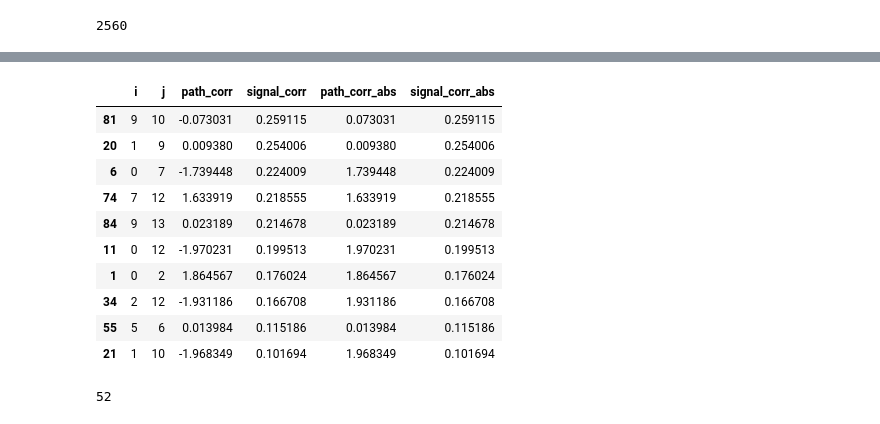
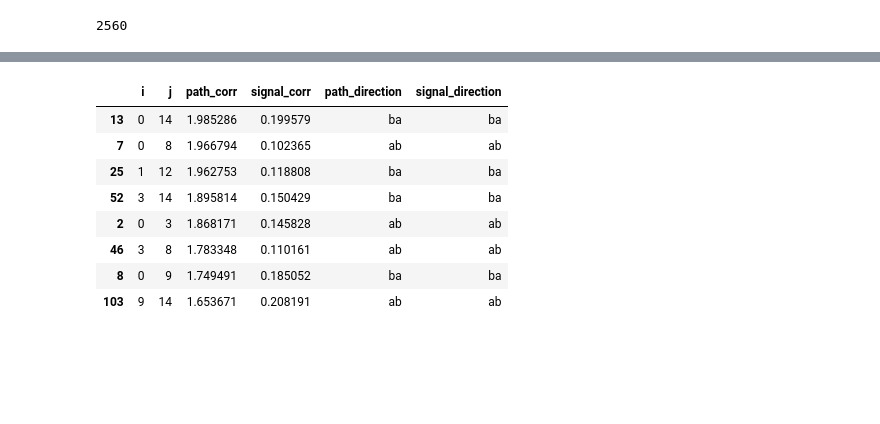
Before and after one commit to hungnd11/my-thesis, a Jupyter notebook: code/notebooks/piloc_1.ipynb, the cells around one changed output, grey strips where cells are left out. Cells and saved outputs as stored; diff of their text form; code cells hidden in the pictures; blank space fills up the shorter version.

```diff
--- a/code/notebooks/piloc_1.ipynb
+++ b/code/notebooks/piloc_1.ipynb
@@ -1187,24 +1262,28 @@ straight_line_corr_matrix_1 = compute_correlation_matrix(straight_line_segments)
+# %%
+aligned_line_segments = []
+
+for l_segment in straight_line_segments:
+  aligned_line_segments.append(align_segments(l_segment, n_aligned_steps=64))
+# %%
+line_corr_matrix = compute_correlation_matrix(aligned_line_segments,
+                                              signal_corr_params={
+                                                  "min_n_apps": 8,
+                                              })
 # %%
-data = pd.DataFrame([(*k, *v) for k, v in straight_line_corr_matrix_1.items()],
-                    columns=["i", "j", "path_corr", "signal_corr"])
-
-data["path_corr_abs"] = data["path_corr"].abs()
+data = pd.DataFrame([(*k, *v) for k, v in line_corr_matrix.items()],
+                    columns=["i", "j", "path_corr", "signal_corr", "path_direction", "signal_direction"])
-# %%
-data["signal_corr_abs"] = data["signal_corr"].abs()
 # %%
-data[data["signal_corr_abs"] >= 0.1].sort_values("signal_corr_abs", ascending=False).head(20)
+data[(data["signal_corr"] >= 0.1) & (data["path_corr"] >= 1.)].sort_values("path_corr", ascending=False).head(20)
 # %% [output]
-|  | i | j | path_corr | signal_corr | path_corr_abs | signal_corr_abs |
-| 81 | 9 | 10 | -0.073031 | 0.259115 | 0.073031 | 0.259115 |
-| 20 | 1 | 9 | 0.009380 | 0.254006 | 0.009380 | 0.254006 |
-| 6 | 0 | 7 | -1.739448 | 0.224009 | 1.739448 | 0.224009 |
-| 74 | 7 | 12 | 1.633919 | 0.218555 | 1.633919 | 0.218555 |
-| 84 | 9 | 13 | 0.023189 | 0.214678 | 0.023189 | 0.214678 |
-| 11 | 0 | 12 | -1.970231 | 0.199513 | 1.970231 | 0.199513 |
-| 1 | 0 | 2 | 1.864567 | 0.176024 | 1.864567 | 0.176024 |
-| 34 | 2 | 12 | -1.931186 | 0.166708 | 1.931186 | 0.166708 |
-| 55 | 5 | 6 | 0.013984 | 0.115186 | 0.013984 | 0.115186 |
-| 21 | 1 | 10 | -1.968349 | 0.101694 | 1.968349 | 0.101694 |
+|  | i | j | path_corr | signal_corr | path_direction | signal_direction |
+| 13 | 0 | 14 | 1.985286 | 0.199579 | ba | ba |
+| 7 | 0 | 8 | 1.966794 | 0.102365 | ab | ab |
+| 25 | 1 | 12 | 1.962753 | 0.118808 | ba | ba |
+| 52 | 3 | 14 | 1.895814 | 0.150429 | ba | ba |
+| 2 | 0 | 3 | 1.868171 | 0.145828 | ab | ab |
+| 46 | 3 | 8 | 1.783348 | 0.110161 | ab | ab |
+| 8 | 0 | 9 | 1.749491 | 0.185052 | ba | ba |
+| 103 | 9 | 14 | 1.653671 | 0.208191 | ab | ab |
 # %%
 def plot_segment_exact_locations(segments: Iterable[Segment], ax: plt.Axes | None = None) -> plt.Axes:
   if ax is None:
@@ -1227,10 +1306,6 @@ def plot_segment_displacements(segments: Iterable[Segment], ax: plt.Axes | None
                            plot_kwargs={"label": str(segment.segment_id), "ls": "--"},)
 
   return ax
-# %%
-np.argmax(turn_segment_lengths)
-# %% [output]
-52
 # %%
 fig, (ax1, ax2) = plt.subplots(1, 2, figsize=(16, 6))
 
```
Also changed, not shown: parts of 48 cells of this notebook.
